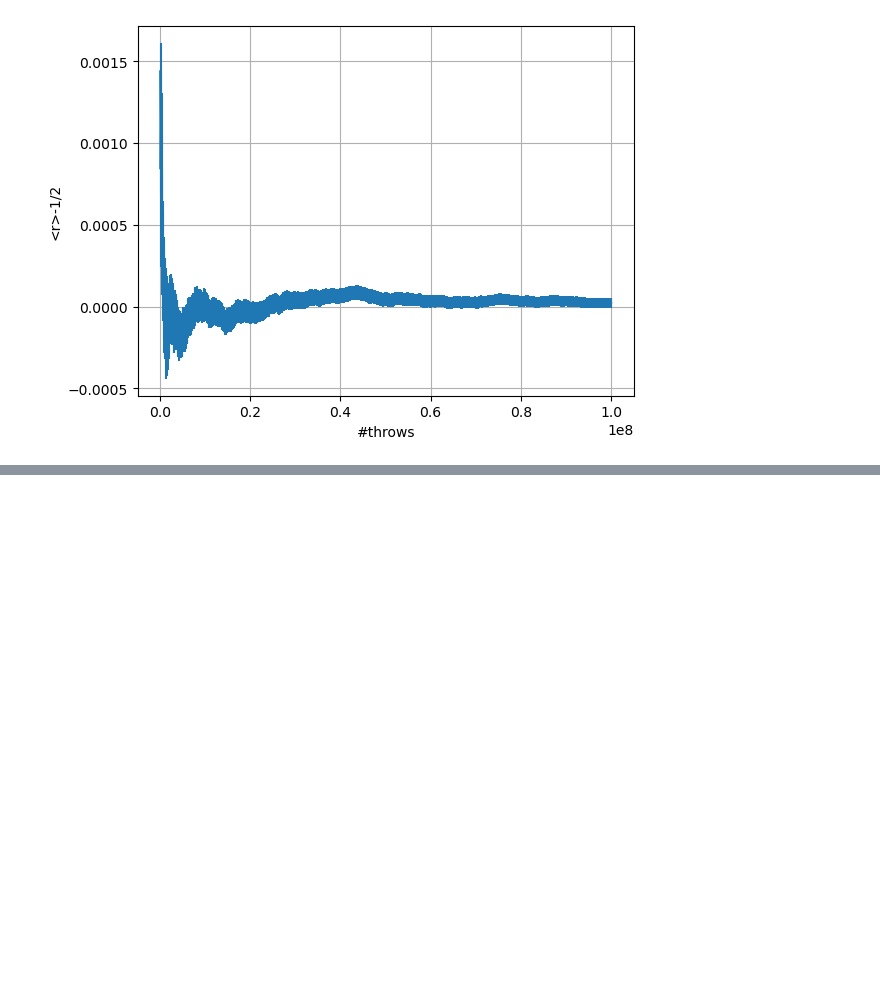
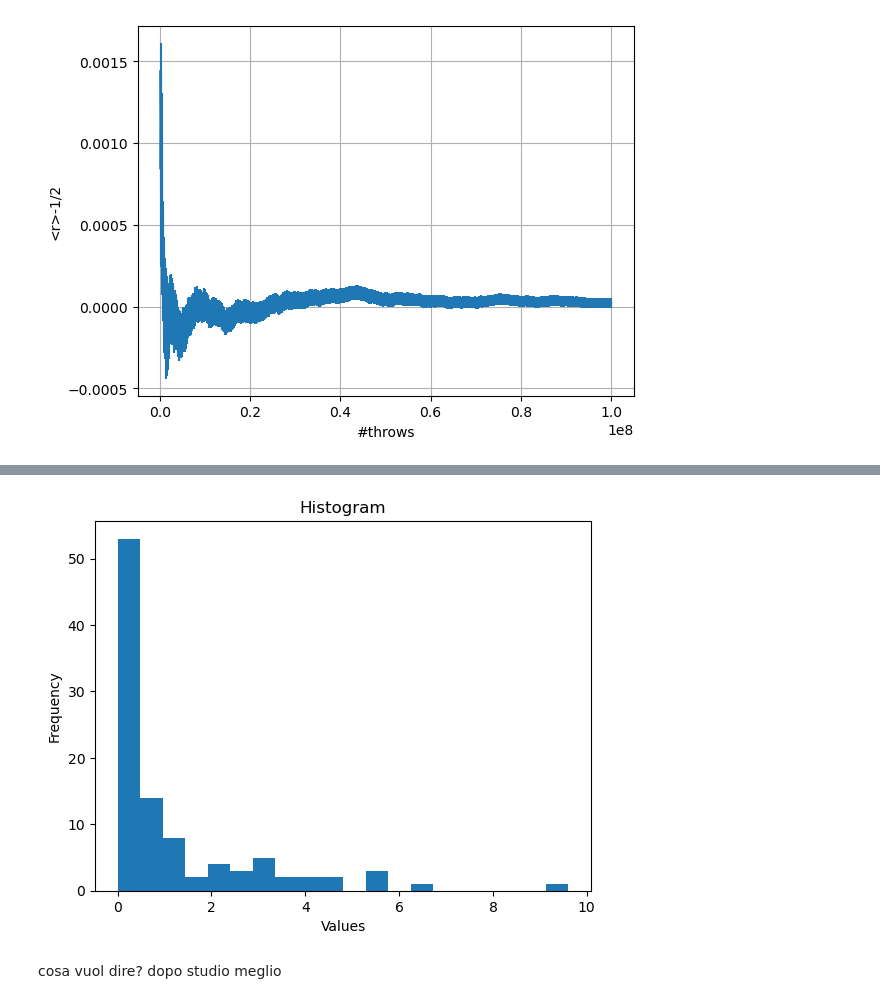
Before and after one commit to lorixfer/public1, a Jupyter notebook: NB_1/Es_1/Result_print.ipynb, the cells around one changed output, grey strips where cells are left out. Saved outputs shown, nothing was run; the diff lists cells and outputs as text; code cells hidden in the pictures; blank space fills up the shorter version.

```diff
--- a/NB_1/Es_1/Result_print.ipynb
+++ b/NB_1/Es_1/Result_print.ipynb
@@ -58,0 +59,27 @@ plt.show()
+# %%
+import matplotlib.pyplot as plt
+
+def read_file(filename):
+    data = []
+    with open(filename, 'r') as file:
+        for line in file:
+            # Assuming one column in the file
+            value = float(line.strip())  # Assuming each line contains a single value
+            data.append(value)
+    return data
+
+def plot_histogram(data):
+    plt.hist(data, bins=20)  # You can adjust the number of bins as per your data
+    plt.xlabel('Values')
+    plt.ylabel('Frequency')
+    plt.title('Histogram')
+    plt.show()
+
+if __name__ == "__main__":
+    filename = 'isto_chi_squared.txt'  # Change this to your file name
+    data = read_file(filename)
+    plot_histogram(data)
+# %% [output]
+[figure, added]
+# %% [markdown]
+cosa vuol dire? dopo studio meglio
```
Also changed, not shown: parts of 1 cell of this notebook, 17 other files.
